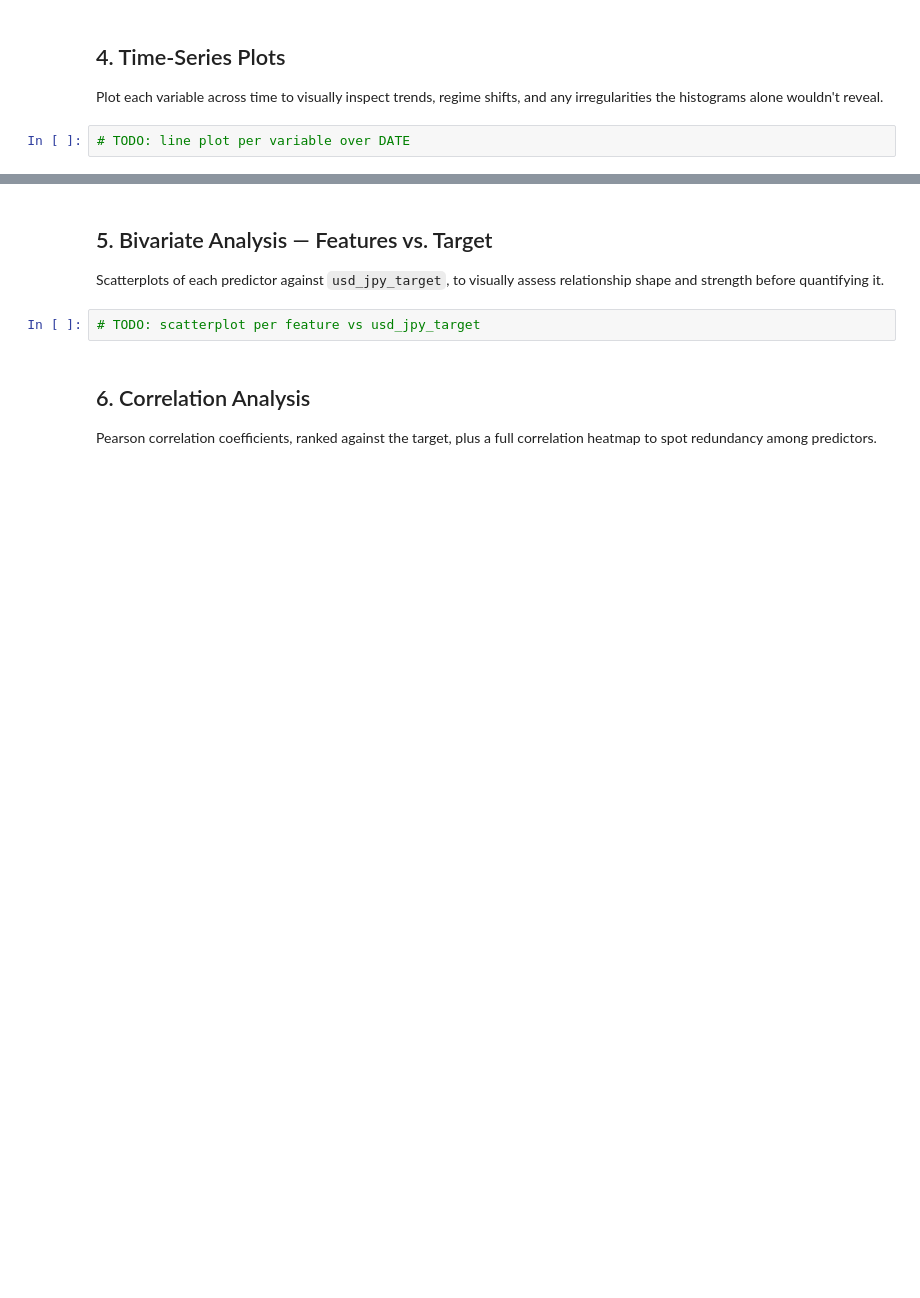
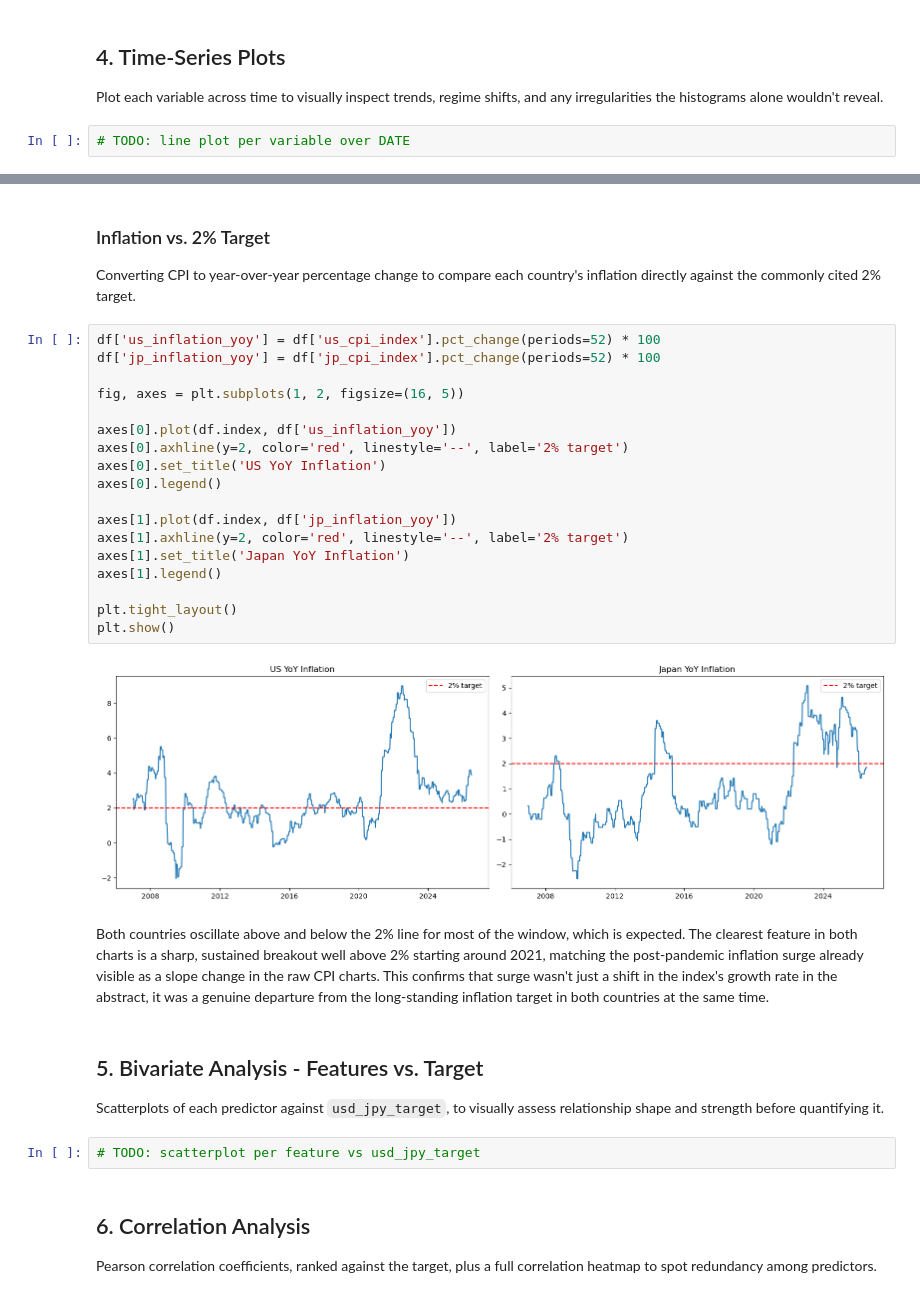
Before and after one commit to msnyd87/USD_JPY_Capstone, a Jupyter notebook: Data_Wrangling/notebooks/04_eda.ipynb, the cells around one changed output, grey strips where cells are left out. Drawn from its saved outputs; the diff is of its cells as text; blank space fills up the shorter version.

Commit message:
04_eda inflation rate calculation from our chg in the cpi-data-pull

```diff
--- a/Data_Wrangling/notebooks/04_eda.ipynb
+++ b/Data_Wrangling/notebooks/04_eda.ipynb
@@ -123,5 +162,31 @@ Plot each variable across time to visually inspect trends, regime shifts, and an
+# %% [markdown]
+### Inflation vs. 2% Target
+
+Converting CPI to year-over-year percentage change to compare each country's inflation directly against the commonly cited 2% target.
+# %%
+df['us_inflation_yoy'] = df['us_cpi_index'].pct_change(periods=52) * 100
+df['jp_inflation_yoy'] = df['jp_cpi_index'].pct_change(periods=52) * 100
+
+fig, axes = plt.subplots(1, 2, figsize=(16, 5))
+
+axes[0].plot(df.index, df['us_inflation_yoy'])
+axes[0].axhline(y=2, color='red', linestyle='--', label='2% target')
+axes[0].set_title('US YoY Inflation')
+axes[0].legend()
+
+axes[1].plot(df.index, df['jp_inflation_yoy'])
+axes[1].axhline(y=2, color='red', linestyle='--', label='2% target')
+axes[1].set_title('Japan YoY Inflation')
+axes[1].legend()
+
+plt.tight_layout()
+plt.show()
+# %% [output]
+[figure, added]
+# %% [markdown]
+Both countries oscillate above and below the 2% line for most of the window, which is expected. The clearest feature in both charts is a sharp, sustained breakout well above 2% starting around 2021, matching the post-pandemic inflation surge already visible as a slope change in the raw CPI charts. This confirms that surge wasn't just a shift in the index's growth rate in the abstract, it was a genuine departure from the long-standing inflation target in both countries at the same time.
 # %% [markdown]
-## 5. Bivariate Analysis — Features vs. Target
+## 5. Bivariate Analysis - Features vs. Target
 Scatterplots of each predictor against `usd_jpy_target`, to visually assess relationship shape and strength before quantifying it.
 # %%
 # TODO: scatterplot per feature vs usd_jpy_target
```
Also changed, not shown: parts of 5 cells of this notebook.
